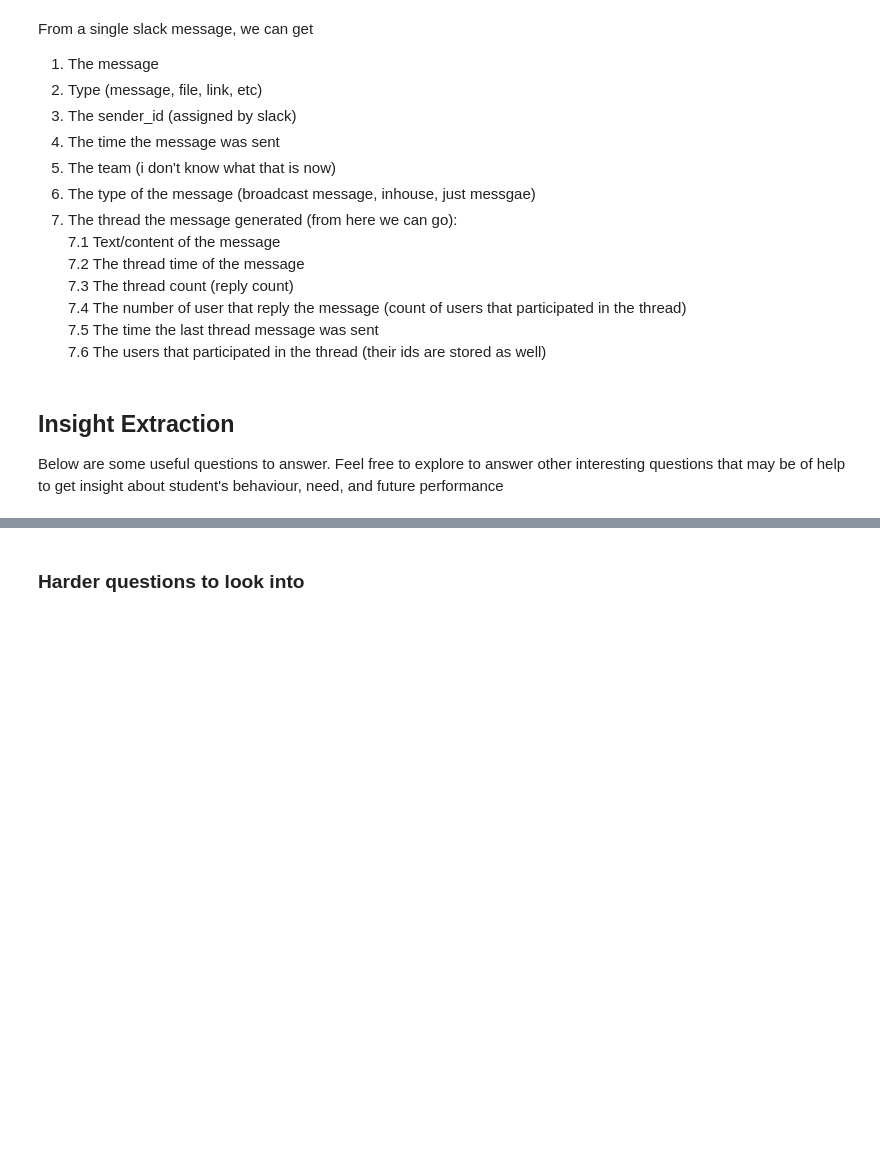
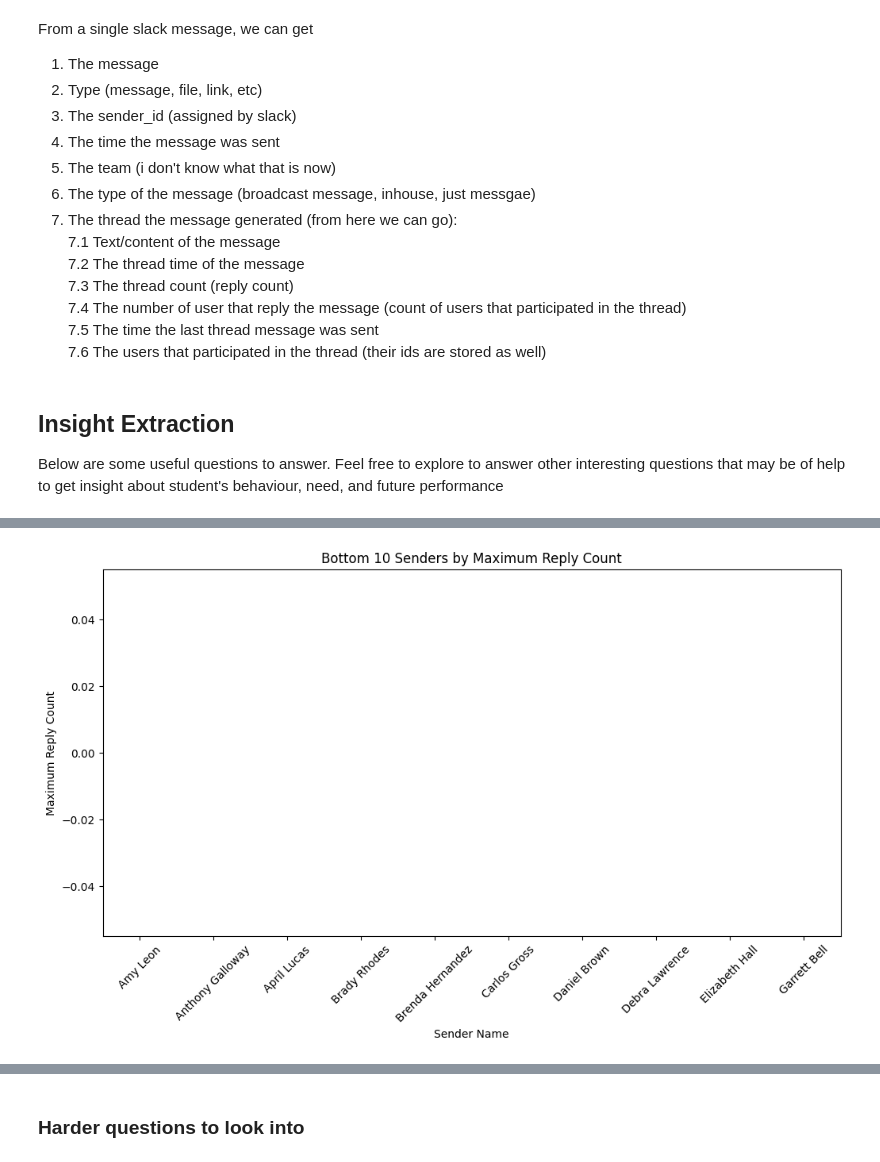
Before and after one commit to mekdes975/network_analysis, a Jupyter notebook: notebooks/parse_slack_data.ipynb, the cells around one changed output, grey strips where cells are left out. Cells and saved outputs as stored; diff of their text form; code cells hidden in the pictures; blank space fills up the shorter version.

```diff
--- a/notebooks/parse_slack_data.ipynb
+++ b/notebooks/parse_slack_data.ipynb
@@ -100,6 +97,34 @@ def draw_user_reaction(data, channel='General'):
     plt.xlabel("Sender Name", size=18); plt.ylabel("Frequency", size=18);
     plt.xticks(size=14); plt.yticks(size=14);
     plt.show()
+
+def top_10_senders_eda(df):
+
+    # Find the top 10 senders by maximum reply_count
+    top_10_senders = df.groupby('sender_name')['reply_count'].max().nlargest(10).reset_index()
+
+    # Plot a bar chart for the top 10 senders by maximum reply_count
+    plt.figure(figsize=(12, 6))
+    sns.barplot(x='sender_name', y='reply_count', data=top_10_senders)
+    plt.title('Top 10 Senders by Maximum Reply Count')
+    plt.xlabel('Sender Name')
+    plt.ylabel('Maximum Reply Count')
+    plt.xticks(rotation=45)
+    plt.show()
+
+def bottom_10_senders_eda(df):
+
+    # Find the top 10 senders by maximum reply_count
+    bottom_10_senders_eda = df.groupby('sender_name')['reply_count'].min().nsmallest(10).reset_index()
+
+    # Plot a bar chart for the top 10 senders by maximum reply_count
+    plt.figure(figsize=(12, 6))
+    sns.barplot(x='sender_name', y='reply_count', data=bottom_10_senders_eda)
+    plt.title('Bottom 10 Senders by Maximum Reply Count')
+    plt.xlabel('Sender Name')
+    plt.ylabel('Maximum Reply Count')
+    plt.xticks(rotation=45)
+    plt.show()
 # %% [markdown]
 ## Insight Extraction
 
@@ -116,0 +132,3 @@ NameError: name 'channels' is not defined
+# %%
+# converting all json files for all-technical-support channel to dataframe using slack_parser method from loader script
+df = sdl.slack_parser('../Anonymized_B6SlackExport_25Nov23/anonymized/all-technical-support/')
@@ -116,0 +224,5 @@ NameError: name 'channels' is not defined
+# %%
+# histogram plot for bottom_10_users
+bottom_10_senders_eda(df)
+# %% [output]
+[figure, added]
```
Also changed, not shown: parts of 24 cells of this notebook.
